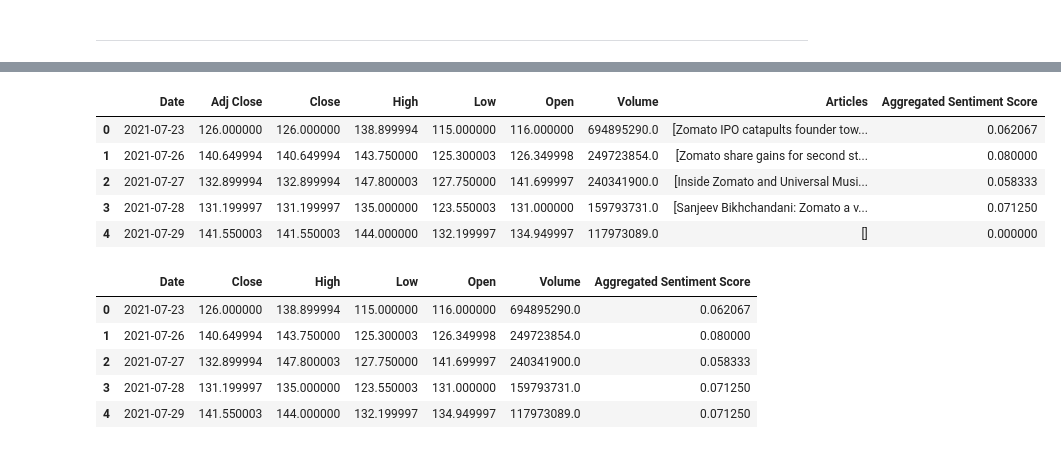
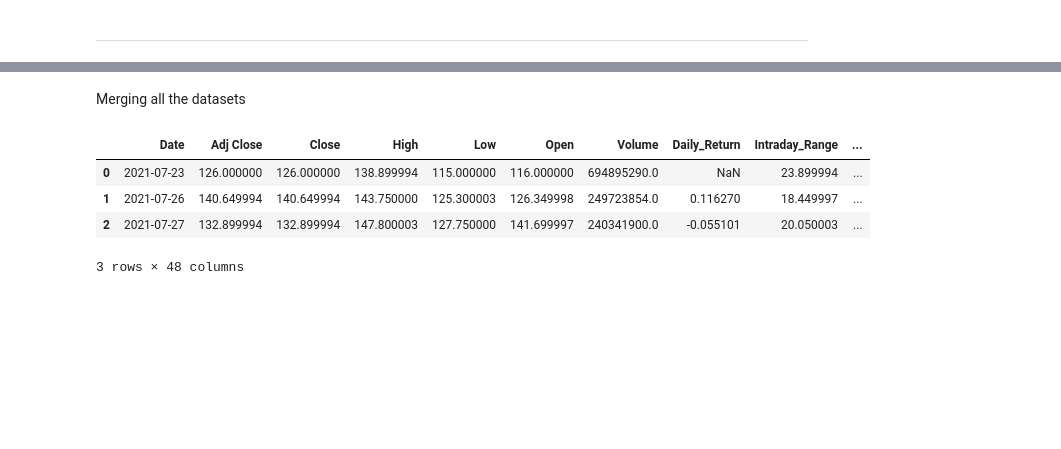
Before and after one commit to KaranSharma-007/Python-Finance, a Jupyter notebook: Main.ipynb, the cells around one changed output, grey strips where cells are left out. Saved outputs shown, nothing was run; the diff lists cells and outputs as text; code cells hidden in the pictures; blank space fills up the shorter version.

```diff
--- a/Main.ipynb
+++ b/Main.ipynb
@@ -265,4 +288,5 @@ Future scope for optimization...
 # %%
-# Saving results
-#financial_df['Date'] = pd.to_datetime(df_combined['Exchange Dissemination Time'],
-#                                                            format= '%d-%b-%Y %H:%M:%S').dt.strftime('%Y-%m-%d')
+financials_data = add_financial_ratios(financials_data)
+financials_data['Published_Date'] = pd.to_datetime(financials_data['Exchange Dissemination Time'],
+                                                            format= '%d-%b-%Y %H:%M:%S').dt.strftime('%Y-%m-%d')
+financials_data.head(3)
@@ -268,0 +328,3 @@ Future scope for optimization...
+# %%
+stock_data = add_price_features(stock_data)
+stock_data.head(3)
@@ -268,0 +353,5 @@ Future scope for optimization...
+# %%
+# Converting Date columns to pandas datetime
+stock_data['Date'] = pd.to_datetime(stock_data['Date'])
+sentiments_data['Date'] = pd.to_datetime(sentiments_data['Date'])
+financials_data['Published_Date'] = pd.to_datetime(financials_data['Published_Date'])
@@ -268,0 +362,9 @@ Future scope for optimization...
+# %%
+Days = 2 # Offset
+temp = financials_data.copy()
+
+for i in range(Days):
+    temp['Published_Date'] = temp['Published_Date']  + pd.Timedelta(days=1)
+    financials_data = pd.concat([temp, financials_data])
+
+financials_data.sort_values('Published_Date').head(3)
@@ -269,22 +377,12 @@ Future scope for optimization...
+# %% [markdown]
+Merging all the datasets
 # %%
-model_data = pd.merge(stock_data, sentiment_score, how='left', on='Date')
-model_data.head()
+Model_data = pd.merge(stock_data, sentiments_data, how='left', on='Date')
+Model_data = pd.merge(Model_data, financials_data, how='left', left_on='Date', right_on='Published_Date')
+Model_data.head(3)
 # %% [output]
-|  | Date | Adj Close | Close | High | Low | Open | Volume | Articles | Aggregated Sentiment Score |
-| 0 | 2021-07-23 | 126.000000 | 126.000000 | 138.899994 | 115.000000 | 116.000000 | 694895290.0 | [Zomato IPO catapults founder tow... | 0.062067 |
-| 1 | 2021-07-26 | 140.649994 | 140.649994 | 143.750000 | 125.300003 | 126.349998 | 249723854.0 | [Zomato share gains for second st... | 0.080000 |
-| 2 | 2021-07-27 | 132.899994 | 132.899994 | 147.800003 | 127.750000 | 141.699997 | 240341900.0 | [Inside Zomato and Universal Musi... | 0.058333 |
-| 3 | 2021-07-28 | 131.199997 | 131.199997 | 135.000000 | 123.550003 | 131.000000 | 159793731.0 | [Sanjeev Bikhchandani: Zomato a v... | 0.071250 |
-| 4 | 2021-07-29 | 141.550003 | 141.550003 | 144.000000 | 132.199997 | 134.949997 | 117973089.0 | [] | 0.000000 |
+|  | Date | Adj Close | Close | High | Low | Open | Volume | Daily_Return | Intraday_Range | ... |
+| 0 | 2021-07-23 | 126.000000 | 126.000000 | 138.899994 | 115.000000 | 116.000000 | 694895290.0 | NaN | 23.899994 | ... |
+| 1 | 2021-07-26 | 140.649994 | 140.649994 | 143.750000 | 125.300003 | 126.349998 | 249723854.0 | 0.116270 | 18.449997 | ... |
+| 2 | 2021-07-27 | 132.899994 | 132.899994 | 147.800003 | 127.750000 | 141.699997 | 240341900.0 | -0.055101 | 20.050003 | ... |
+3 rows × 48 columns
-# %%
-
-model_data['Aggregated Sentiment Score'] = model_data['Aggregated Sentiment Score'].replace(0, None).ffill()
-model_data.drop(['Articles', 'Adj Close'], axis=1, inplace=True)
-model_data.head()
-# %% [output]
-|  | Date | Close | High | Low | Open | Volume | Aggregated Sentiment Score |
-| 0 | 2021-07-23 | 126.000000 | 138.899994 | 115.000000 | 116.000000 | 694895290.0 | 0.062067 |
-| 1 | 2021-07-26 | 140.649994 | 143.750000 | 125.300003 | 126.349998 | 249723854.0 | 0.080000 |
-| 2 | 2021-07-27 | 132.899994 | 147.800003 | 127.750000 | 141.699997 | 240341900.0 | 0.058333 |
-| 3 | 2021-07-28 | 131.199997 | 135.000000 | 123.550003 | 131.000000 | 159793731.0 | 0.071250 |
-| 4 | 2021-07-29 | 141.550003 | 144.000000 | 132.199997 | 134.949997 | 117973089.0 | 0.071250 |
```
Also changed, not shown: parts of 41 cells of this notebook, 7 other files.
